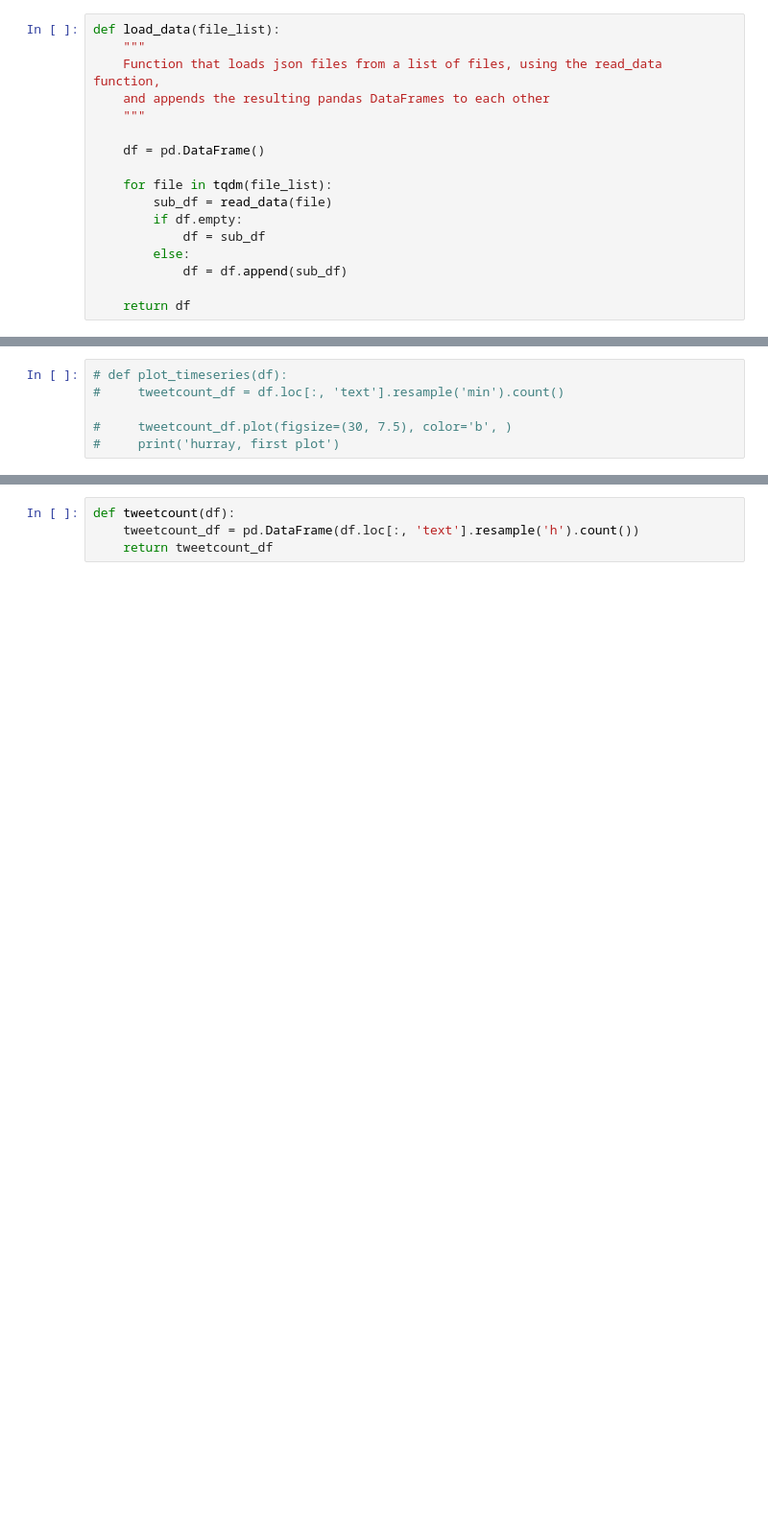
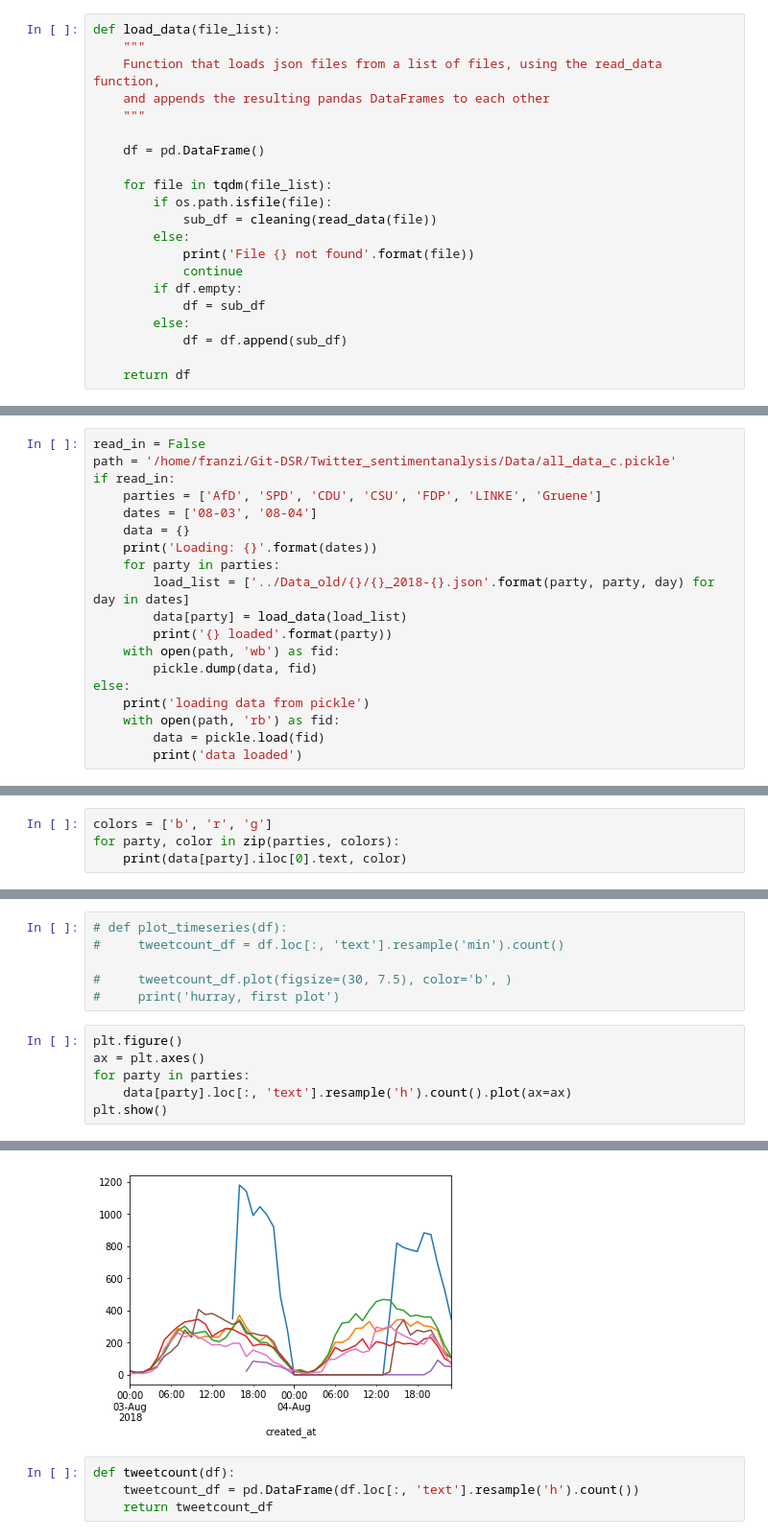
Before and after one commit to FranziSchmitt/Twitter_sentimentanalysis, a Jupyter notebook: Scripts/text_preprocessing.ipynb, the cells around one changed output, grey strips where cells are left out. Shown at 96% size. Drawn from its saved outputs; the diff is of its cells as text; blank space fills up the shorter version.

```diff
--- a/Scripts/text_preprocessing.ipynb
+++ b/Scripts/text_preprocessing.ipynb
@@ -39,7 +59,11 @@ def load_data(file_list):
     df = pd.DataFrame()
 
     for file in tqdm(file_list):
-        sub_df = read_data(file)
+        if os.path.isfile(file):
+            sub_df = cleaning(read_data(file))
+        else:
+            print('File {} not found'.format(file))
+            continue
         if df.empty:
             df = sub_df
         else:
@@ -140,0 +97,19 @@ clean_df_Gruene = cleaning(df_Gruene)
+# %%
+read_in = False
+path = '/home/franzi/Git-DSR/Twitter_sentimentanalysis/Data/all_data_c.pickle'
+if read_in:
+    parties = ['AfD', 'SPD', 'CDU', 'CSU', 'FDP', 'LINKE', 'Gruene']
+    dates = ['08-03', '08-04']
+    data = {}
+    print('Loading: {}'.format(dates))
+    for party in parties:
+        load_list = ['../Data_old/{}/{}_2018-{}.json'.format(party, party, day) for day in dates]
+        data[party] = load_data(load_list)
+        print('{} loaded'.format(party))
+    with open(path, 'wb') as fid:
+        pickle.dump(data, fid)
+else:
+    print('loading data from pickle')
+    with open(path, 'rb') as fid:
+        data = pickle.load(fid)
+        print('data loaded')
@@ -141,3 +129,7 @@ clean_df_Gruene = cleaning(df_Gruene)
+# %%
+colors = ['b', 'r', 'g']
+for party, color in zip(parties, colors):
+    print(data[party].iloc[0].text, color)
 # %% [markdown]
 # Quick excursion: Time series of tweets per minute
 
@@ -148,3 +140,10 @@ Count all tweets per minute and plot the tweetcount against time
 
 #     tweetcount_df.plot(figsize=(30, 7.5), color='b', )
 #     print('hurray, first plot')
+# %%
+plt.figure()
+ax = plt.axes()
+for party in parties:
+    data[party].loc[:, 'text'].resample('h').count().plot(ax=ax)
+plt.show()
+# %% [output]
@@ -151,3 +151,4 @@ Count all tweets per minute and plot the tweetcount against time
+[figure, added]
 # %%
 def tweetcount(df):
     tweetcount_df = pd.DataFrame(df.loc[:, 'text'].resample('h').count())
```
Also changed, not shown: parts of 30 cells of this notebook, 1 other file.
